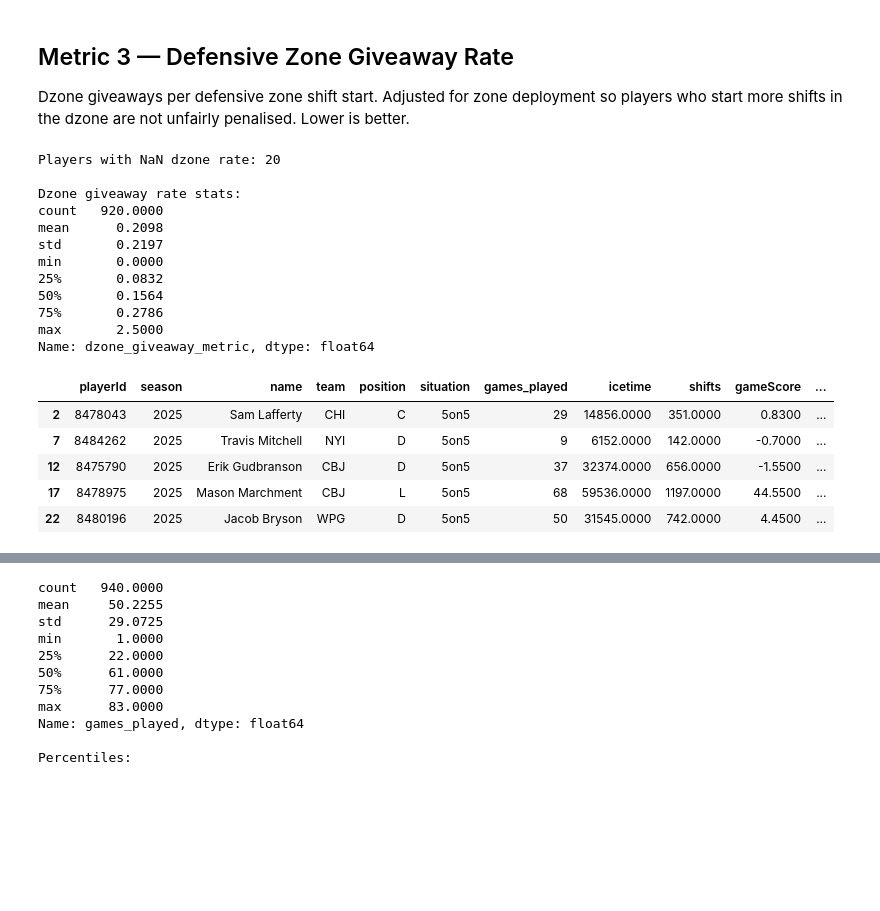
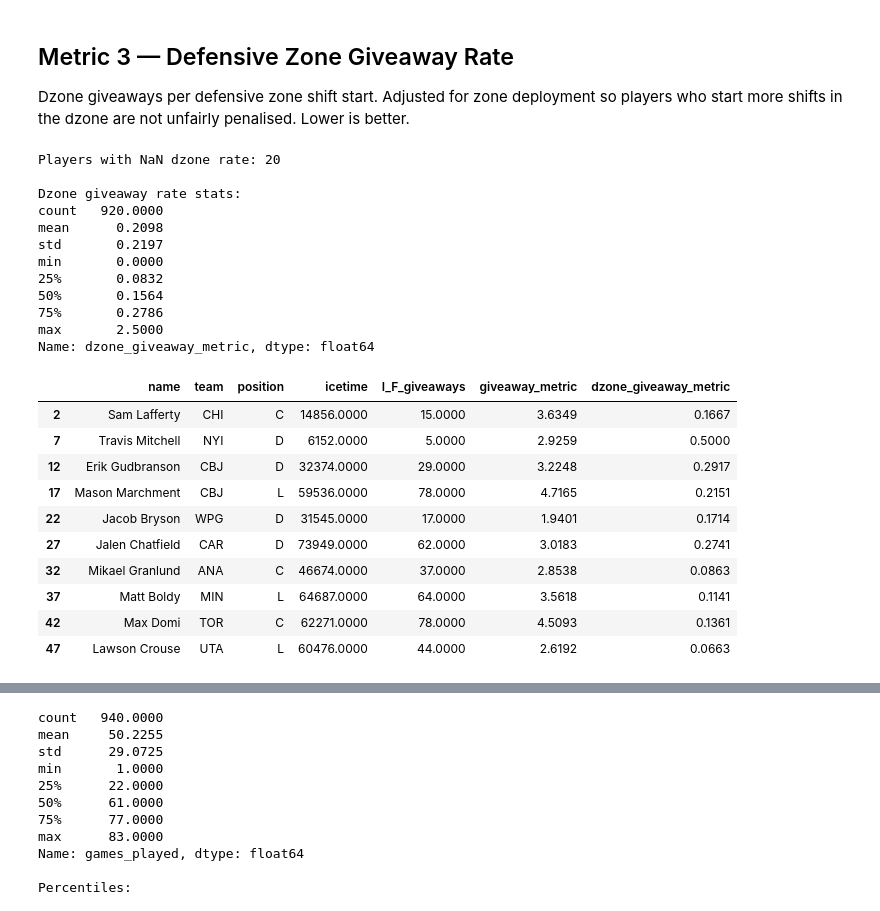
Before and after one commit to zakiaslam22/nhl-puck-management, a Jupyter notebook: notebooks/03_scoring.ipynb, the cells around one changed output, grey strips where cells are left out. Cells and saved outputs as stored; diff of their text form; code cells hidden in the pictures; blank space fills up the shorter version.

```diff
--- a/notebooks/03_scoring.ipynb
+++ b/notebooks/03_scoring.ipynb
@@ -63,30 +87,35 @@ unfairly penalised. Lower is better.
 # %%
 # Replace inf with NaN for players with 0 dzone shift starts
 skaters['dzone_giveaway_metric'] = (
     skaters['I_F_dZoneGiveaways'] / skaters['I_F_dZoneShiftStarts']
 ).replace([np.inf, -np.inf], np.nan)
 
 
 print(f"Players with NaN dzone rate: {skaters['dzone_giveaway_metric'].isna().sum()}")
 print(f"\nDzone giveaway rate stats:")
 print(skaters['dzone_giveaway_metric'].describe())
-skaters.head()
+skaters[['name', 'team', 'position', 'icetime', 'I_F_giveaways', 'giveaway_metric', 'dzone_giveaway_metric' ]].head(10)
 # %% [output]
 Players with NaN dzone rate: 20
 
 Dzone giveaway rate stats:
 count   920.0000
 mean      0.2098
 std       0.2197
 min       0.0000
 25%       0.0832
 50%       0.1564
 75%       0.2786
 max       2.5000
 Name: dzone_giveaway_metric, dtype: float64
-|  | playerId | season | name | team | position | situation | games_played | icetime | shifts | gameScore | ... |
-| 2 | 8478043 | 2025 | Sam Lafferty | CHI | C | 5on5 | 29 | 14856.0000 | 351.0000 | 0.8300 | ... |
-| 7 | 8484262 | 2025 | Travis Mitchell | NYI | D | 5on5 | 9 | 6152.0000 | 142.0000 | -0.7000 | ... |
-| 12 | 8475790 | 2025 | Erik Gudbranson | CBJ | D | 5on5 | 37 | 32374.0000 | 656.0000 | -1.5500 | ... |
-| 17 | 8478975 | 2025 | Mason Marchment | CBJ | L | 5on5 | 68 | 59536.0000 | 1197.0000 | 44.5500 | ... |
-| 22 | 8480196 | 2025 | Jacob Bryson | WPG | D | 5on5 | 50 | 31545.0000 | 742.0000 | 4.4500 | ... |
+|  | name | team | position | icetime | I_F_giveaways | giveaway_metric | dzone_giveaway_metric |
+| 2 | Sam Lafferty | CHI | C | 14856.0000 | 15.0000 | 3.6349 | 0.1667 |
+| 7 | Travis Mitchell | NYI | D | 6152.0000 | 5.0000 | 2.9259 | 0.5000 |
+| 12 | Erik Gudbranson | CBJ | D | 32374.0000 | 29.0000 | 3.2248 | 0.2917 |
+| 17 | Mason Marchment | CBJ | L | 59536.0000 | 78.0000 | 4.7165 | 0.2151 |
+| 22 | Jacob Bryson | WPG | D | 31545.0000 | 17.0000 | 1.9401 | 0.1714 |
+| 27 | Jalen Chatfield | CAR | D | 73949.0000 | 62.0000 | 3.0183 | 0.2741 |
+| 32 | Mikael Granlund | ANA | C | 46674.0000 | 37.0000 | 2.8538 | 0.0863 |
+| 37 | Matt Boldy | MIN | L | 64687.0000 | 64.0000 | 3.5618 | 0.1141 |
+| 42 | Max Domi | TOR | C | 62271.0000 | 78.0000 | 4.5093 | 0.1361 |
+| 47 | Lawson Crouse | UTA | L | 60476.0000 | 44.0000 | 2.6192 | 0.0663 |
```
Also changed, not shown: parts of 31 cells of this notebook, 16 other files.
